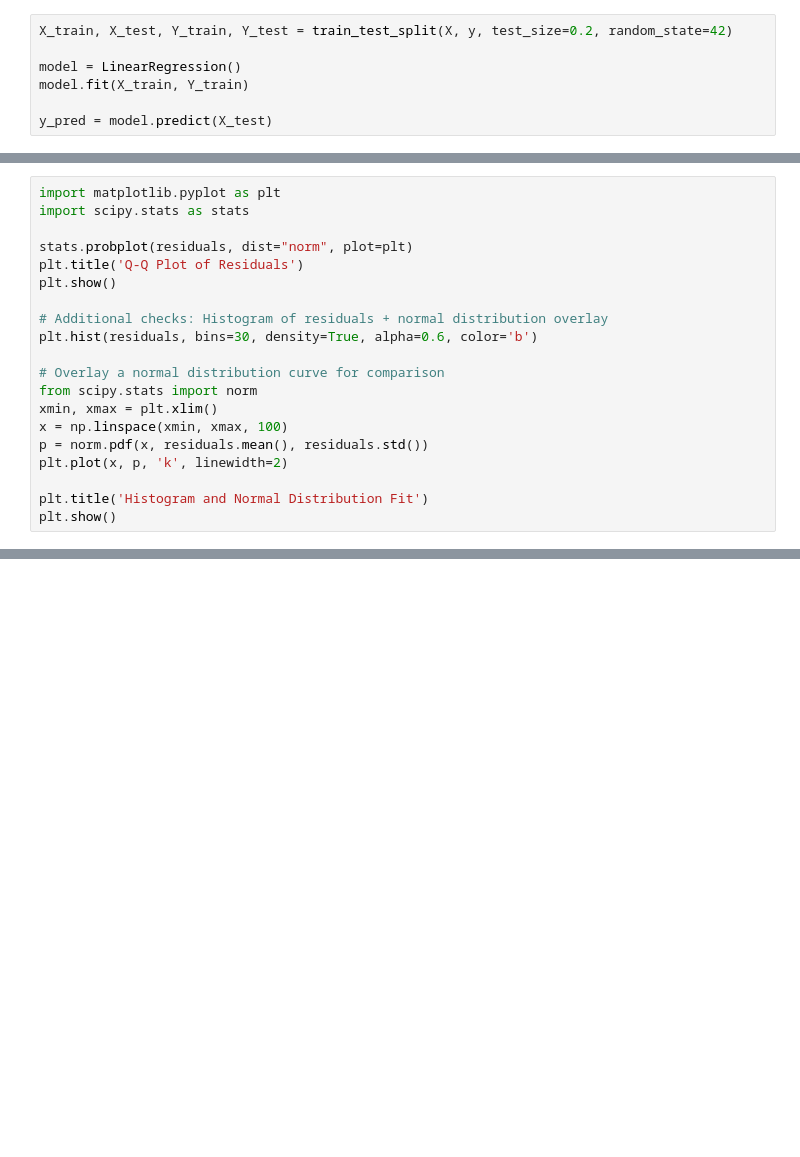
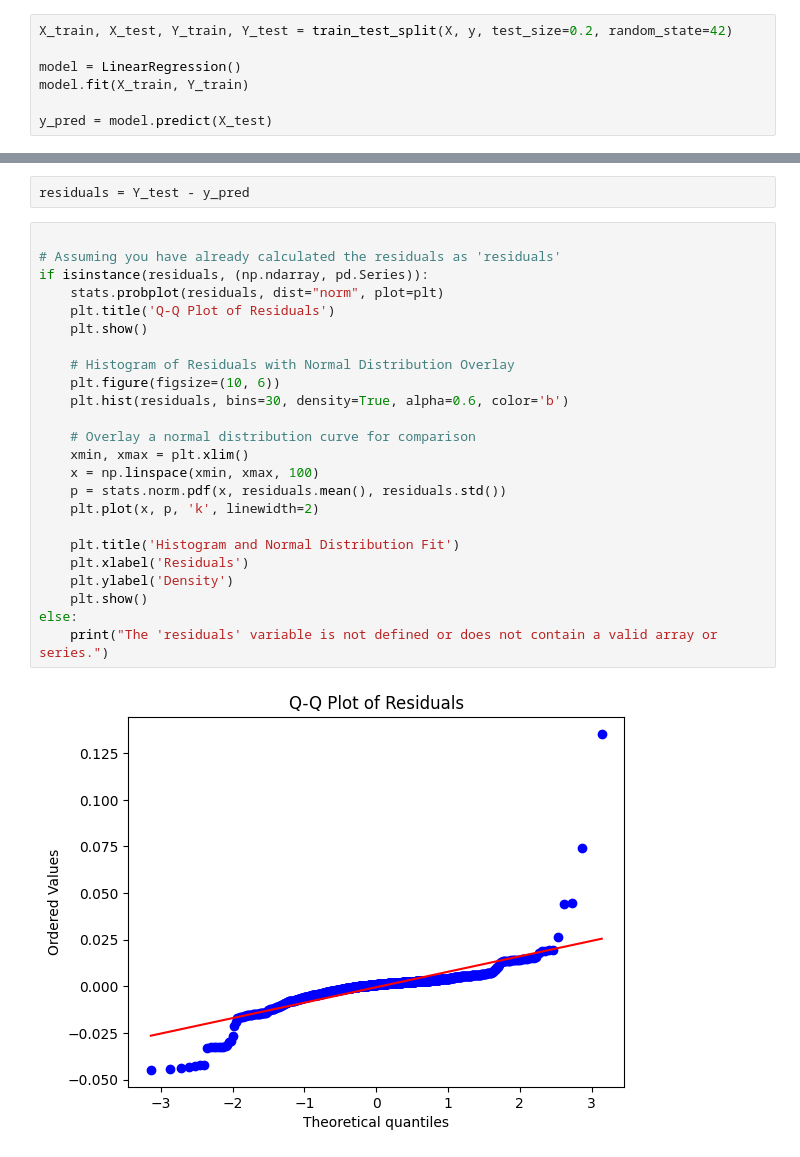
Before and after one commit to Naominour/Drilling, a Jupyter notebook: drilling.ipynb, the cells around one changed output, grey strips where cells are left out. Drawn from its saved outputs; the diff is of its cells as text; blank space fills up the shorter version.

Commit message:
Plotting

```diff
--- a/drilling.ipynb
+++ b/drilling.ipynb
@@ -43,23 +106,3 @@ print(f"Residuals Shape: {residuals.shape}")  # This should be (n_samples,)
-# %%
-import matplotlib.pyplot as plt
-import scipy.stats as stats
-
-stats.probplot(residuals, dist="norm", plot=plt)
-plt.title('Q-Q Plot of Residuals')
-plt.show()
-
-# Additional checks: Histogram of residuals + normal distribution overlay
-plt.hist(residuals, bins=30, density=True, alpha=0.6, color='b')
-
-# Overlay a normal distribution curve for comparison
-from scipy.stats import norm
-xmin, xmax = plt.xlim()
-x = np.linspace(xmin, xmax, 100)
-p = norm.pdf(x, residuals.mean(), residuals.std())
-plt.plot(x, p, 'k', linewidth=2)
-
-plt.title('Histogram and Normal Distribution Fit')
-plt.show()
 # %%
 from sklearn.metrics import mean_squared_error , r2_score
 
@@ -93,0 +145,28 @@ print(f"Test R²: {test_r2}")
+# %%
+residuals = Y_test - y_pred
+# %%
+
+# Assuming you have already calculated the residuals as 'residuals'
+if isinstance(residuals, (np.ndarray, pd.Series)):
+    stats.probplot(residuals, dist="norm", plot=plt)
+    plt.title('Q-Q Plot of Residuals')
+    plt.show()
+
+    # Histogram of Residuals with Normal Distribution Overlay
+    plt.figure(figsize=(10, 6))
+    plt.hist(residuals, bins=30, density=True, alpha=0.6, color='b')
+
+    # Overlay a normal distribution curve for comparison
+    xmin, xmax = plt.xlim()
+    x = np.linspace(xmin, xmax, 100)
+    p = stats.norm.pdf(x, residuals.mean(), residuals.std())
+    plt.plot(x, p, 'k', linewidth=2)
+
+    plt.title('Histogram and Normal Distribution Fit')
+    plt.xlabel('Residuals')
+    plt.ylabel('Density')
+    plt.show()
+else:
+    print("The 'residuals' variable is not defined or does not contain a valid array or series.")
+# %% [output]
+[figure, added]
```
Also changed, not shown: parts of 11 cells of this notebook, 2 other files.
